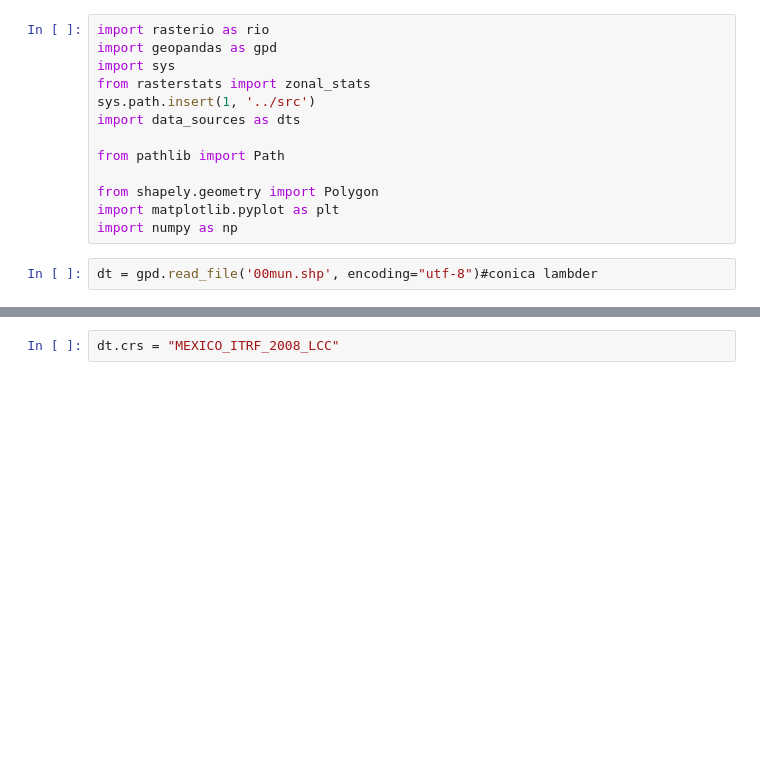
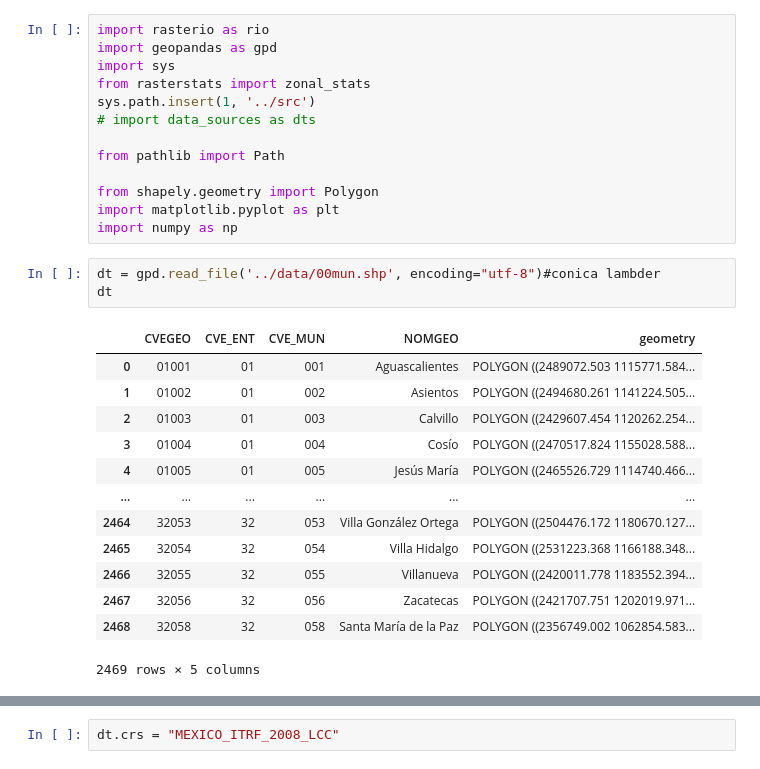
Before and after one commit to SrGitQ/geodata-analysis, a Jupyter notebook: exp/COG.ipynb, the cells around one changed output, grey strips where cells are left out. Cells and saved outputs as stored; diff of their text form; blank space fills up the shorter version.

```diff
--- a/exp/COG.ipynb
+++ b/exp/COG.ipynb
@@ -4,7 +4,7 @@ import geopandas as gpd
 import sys
 from rasterstats import zonal_stats
 sys.path.insert(1, '../src')
-import data_sources as dts
+# import data_sources as dts
 
 from pathlib import Path
 
@@ -12,4 +12,19 @@ from shapely.geometry import Polygon
 import matplotlib.pyplot as plt
 import numpy as np
 # %%
-dt = gpd.read_file('00mun.shp', encoding="utf-8")#conica lambder
+dt = gpd.read_file('../data/00mun.shp', encoding="utf-8")#conica lambder
+dt
+# %% [output]
+|  | CVEGEO | CVE_ENT | CVE_MUN | NOMGEO | geometry |
+| 0 | 01001 | 01 | 001 | Aguascalientes | POLYGON ((2489072.503 1115771.584... |
+| 1 | 01002 | 01 | 002 | Asientos | POLYGON ((2494680.261 1141224.505... |
+| 2 | 01003 | 01 | 003 | Calvillo | POLYGON ((2429607.454 1120262.254... |
+| 3 | 01004 | 01 | 004 | Cosío | POLYGON ((2470517.824 1155028.588... |
+| 4 | 01005 | 01 | 005 | Jesús María | POLYGON ((2465526.729 1114740.466... |
+| ... | ... | ... | ... | ... | ... |
+| 2464 | 32053 | 32 | 053 | Villa González Ortega | POLYGON ((2504476.172 1180670.127... |
+| 2465 | 32054 | 32 | 054 | Villa Hidalgo | POLYGON ((2531223.368 1166188.348... |
+| 2466 | 32055 | 32 | 055 | Villanueva | POLYGON ((2420011.778 1183552.394... |
+| 2467 | 32056 | 32 | 056 | Zacatecas | POLYGON ((2421707.751 1202019.971... |
+| 2468 | 32058 | 32 | 058 | Santa María de la Paz | POLYGON ((2356749.002 1062854.583... |
+2469 rows × 5 columns
```
Also changed, not shown: parts of 1 cell of this notebook, 6 other files.
